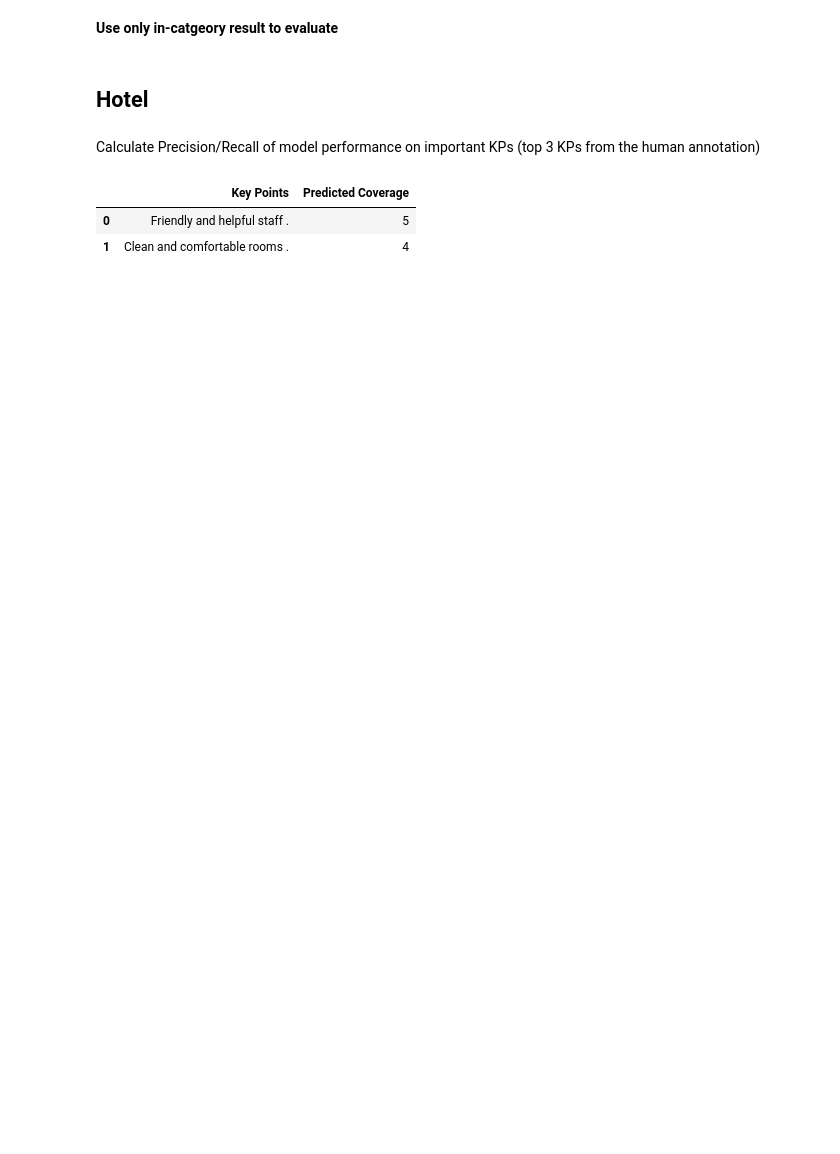
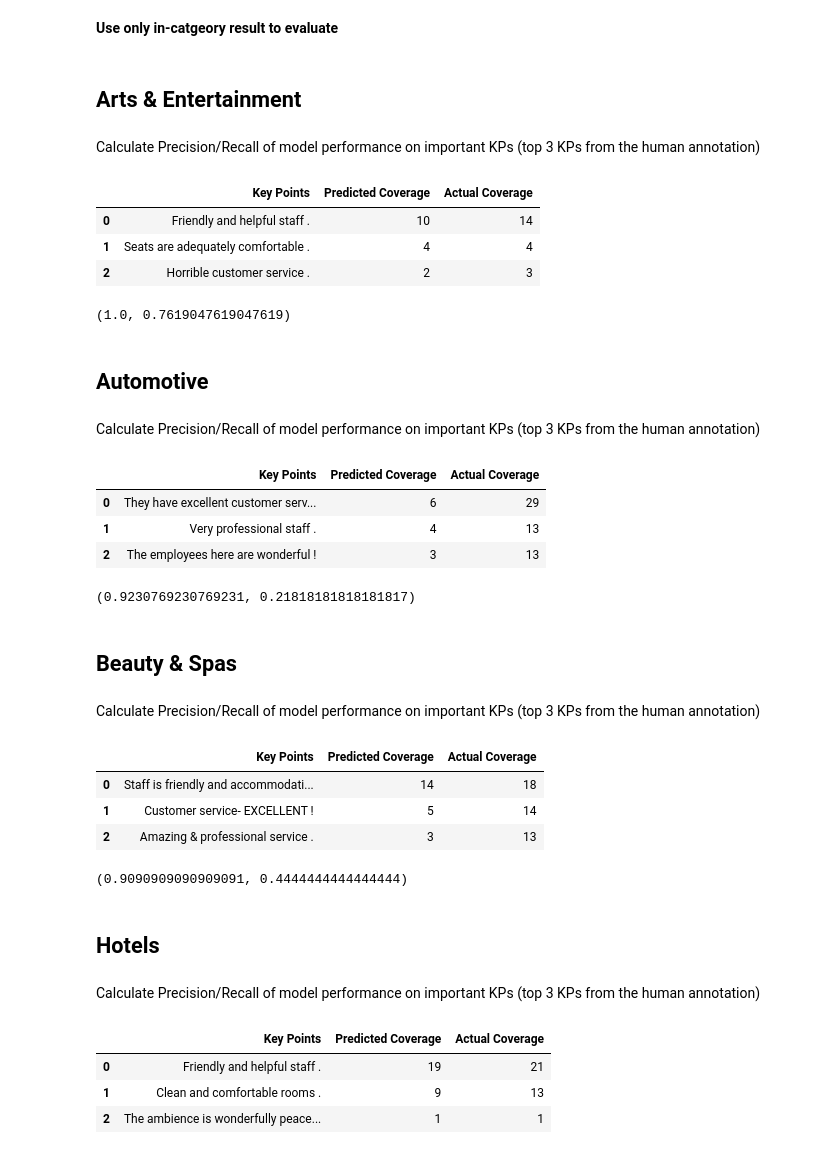
Before and after one commit to antangrocket1312/ASKPA, a Jupyter notebook: code/ASKPA_evaluation.ipynb, the cells around one changed output. Drawn from its saved outputs; the diff is of its cells as text; code cells hidden in the pictures; blank space fills up the shorter version.

Commit message:
Code Update
Update ASKPA Evaluation to work with top 5 domains

```diff
--- a/code/ASKPA_evaluation.ipynb
+++ b/code/ASKPA_evaluation.ipynb
@@ -257,4 +298,36 @@ def generate_coverage_table()
+# %%
+def generate_coverage_table(valid_df, pred_df):
+    coverage_compare_table = pred_df['full_key_point'].value_counts().reset_index()
+    coverage_compare_table.columns = ['Key Points', 'Predicted Coverage']
+    coverage_compare_table['Actual Coverage'] = valid_df['full_key_point'].value_counts().tolist()
+    return coverage_compare_table
 # %% [markdown]
 **Use only in-catgeory result to evaluate**
+# %% [markdown]
+## Arts & Entertainment
+# %%
+category = "Arts & Entertainment"
+# %%
+base_model_dir = f'./model/ASKPA/in-category/'
+model = get_model(base_model_dir, category)
+merged_df, precisions = do_eval(df[(df['topic'] == category)], model)
+del model
+torch.cuda.empty_cache()
+# %% [markdown]
+Calculate Precision/Recall of model performance on important KPs (top 3 KPs from the human annotation)
+# %%
+selected_kps = ['Friendly and helpful staff .', 'Seats are adequately comfortable .   ', 'Horrible customer service .']
+valid_df, pred_df = get_top_kp_coverages(merged_df, df, 'Arts & Entertainment', None, selected_kps)
+# %%
+generate_coverage_table(valid_df, pred_df)
+# %% [output]
+|  | Key Points | Predicted Coverage | Actual Coverage |
+| 0 | Friendly and helpful staff . | 10 | 14 |
+| 1 | Seats are adequately comfortable . | 4 | 4 |
+| 2 | Horrible customer service . | 2 | 3 |
+# %%
+calculate_precision_recall(valid_df, pred_df)
+# %% [output]
+(1.0, 0.7619047619047619)
 # %% [markdown]
-## Hotel
+## Automotive
@@ -260,0 +342,2 @@ def generate_coverage_table()
+# %% [markdown]
+Calculate Precision/Recall of model performance on important KPs (top 3 KPs from the human annotation)
@@ -260,0 +347,13 @@ def generate_coverage_table()
+# %%
+generate_coverage_table(valid_df, pred_df)
+# %% [output]
+|  | Key Points | Predicted Coverage | Actual Coverage |
+| 0 | They have excellent customer serv... | 6 | 29 |
+| 1 | Very professional staff . | 4 | 13 |
+| 2 | The employees here are wonderful ! | 3 | 13 |
+# %%
+calculate_precision_recall(valid_df, pred_df)
+# %% [output]
+(0.9230769230769231, 0.21818181818181817)
+# %% [markdown]
+## Beauty & Spas
@@ -260,0 +368,2 @@ def generate_coverage_table()
+# %% [markdown]
+Calculate Precision/Recall of model performance on important KPs (top 3 KPs from the human annotation)
@@ -261,3 +373,16 @@ def generate_coverage_table()
+# %%
+generate_coverage_table(valid_df, pred_df)
+# %% [output]
+|  | Key Points | Predicted Coverage | Actual Coverage |
+| 0 | Staff is friendly and accommodati... | 14 | 18 |
+| 1 | Customer service- EXCELLENT ! | 5 | 14 |
+| 2 | Amazing & professional service . | 3 | 13 |
+# %%
+calculate_precision_recall(valid_df, pred_df)
+# %% [output]
+(0.9090909090909091, 0.4444444444444444)
+# %% [markdown]
+## Hotels
 # %%
 category = "Hotels"
 # %%
@@ -280,9 +395,0 @@ hotel_pred_df['pred_label'] = 1
-# %%
-coverage_compare_table = hotel_pred_df['full_key_point'].value_counts().reset_index()
-coverage_compare_table.columns = ['Key Points', 'Predicted Coverage']
-# coverage_compare_table['Actual Coverage'] = actual_pair_df['full_key_point'].value_counts().tolist()
-coverage_compare_table
-# %% [output]
-|  | Key Points | Predicted Coverage |
-| 0 | Friendly and helpful staff . | 5 |
-| 1 | Clean and comfortable rooms . | 4 |
@@ -288,0 +399,7 @@ coverage_compare_table
+# %%
+generate_coverage_table(valid_df, pred_df)
+# %% [output]
+|  | Key Points | Predicted Coverage | Actual Coverage |
+| 0 | Friendly and helpful staff . | 19 | 21 |
+| 1 | Clean and comfortable rooms . | 9 | 13 |
+| 2 | The ambience is wonderfully peace... | 1 | 1 |
```
Also changed, not shown: parts of 38 cells of this notebook, 3 other files.
